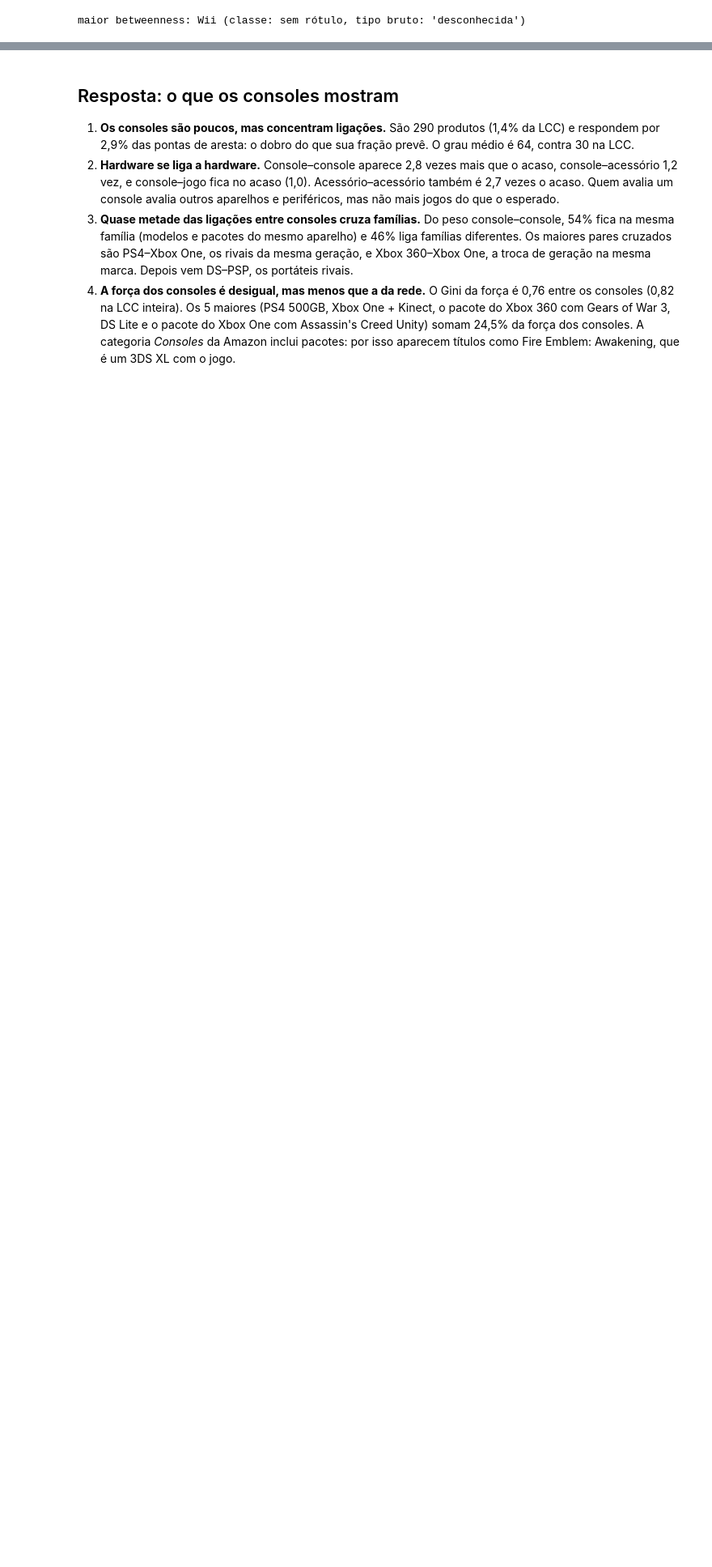
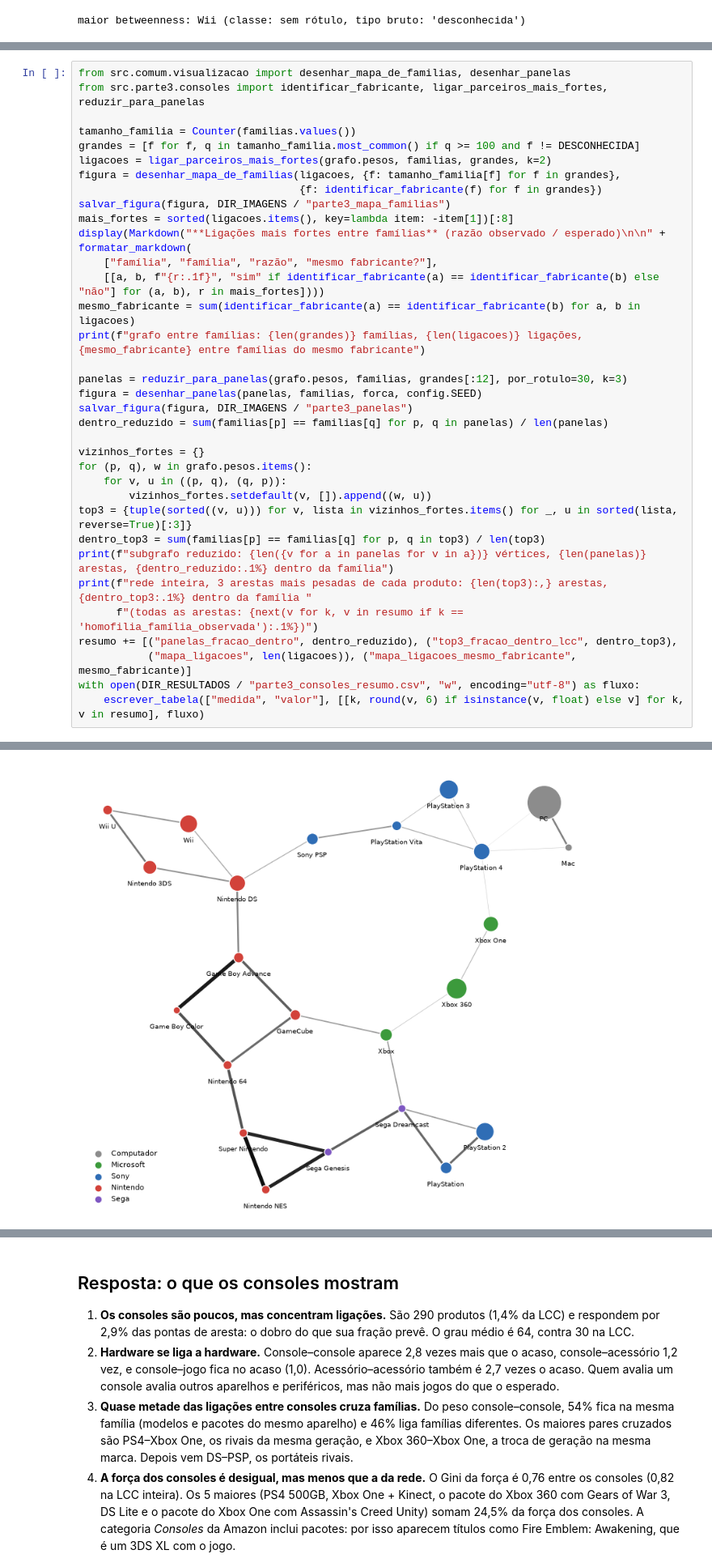
Before and after one commit to Jaedsonn/tp-grafos-amazon, a Jupyter notebook: notebooks/04_consoles.ipynb, the cells around one changed output, grey strips where cells are left out. Shown at 81% size. Saved outputs shown, nothing was run; the diff lists cells and outputs as text; blank space fills up the shorter version.

Commit message:
feat(parte3): adiciona visualização reduzida do grafo ao relatório para melhor visualização das panelas formadas no grafo

```diff
--- a/notebooks/04_consoles.ipynb
+++ b/notebooks/04_consoles.ipynb
@@ -239,0 +247,36 @@ maior betweenness: Wii (classe: sem rótulo, tipo bruto: 'desconhecida')
+# %%
+from src.comum.visualizacao import desenhar_mapa_de_familias, desenhar_panelas
+from src.parte3.consoles import identificar_fabricante, ligar_parceiros_mais_fortes, reduzir_para_panelas
+
+tamanho_familia = Counter(familias.values())
+grandes = [f for f, q in tamanho_familia.most_common() if q >= 100 and f != DESCONHECIDA]
+ligacoes = ligar_parceiros_mais_fortes(grafo.pesos, familias, grandes, k=2)
+figura = desenhar_mapa_de_familias(ligacoes, {f: tamanho_familia[f] for f in grandes},
+                                   {f: identificar_fabricante(f) for f in grandes})
+salvar_figura(figura, DIR_IMAGENS / "parte3_mapa_familias")
+mais_fortes = sorted(ligacoes.items(), key=lambda item: -item[1])[:8]
+display(Markdown("**Ligações mais fortes entre famílias** (razão observado / esperado)\n\n" + formatar_markdown(
+    ["família", "família", "razão", "mesmo fabricante?"],
+    [[a, b, f"{r:.1f}", "sim" if identificar_fabricante(a) == identificar_fabricante(b) else "não"] for (a, b), r in mais_fortes])))
+mesmo_fabricante = sum(identificar_fabricante(a) == identificar_fabricante(b) for a, b in ligacoes)
+print(f"grafo entre famílias: {len(grandes)} famílias, {len(ligacoes)} ligações, {mesmo_fabricante} entre famílias do mesmo fabricante")
+
+panelas = reduzir_para_panelas(grafo.pesos, familias, grandes[:12], por_rotulo=30, k=3)
+figura = desenhar_panelas(panelas, familias, forca, config.SEED)
+salvar_figura(figura, DIR_IMAGENS / "parte3_panelas")
+dentro_reduzido = sum(familias[p] == familias[q] for p, q in panelas) / len(panelas)
+
+vizinhos_fortes = {}
+for (p, q), w in grafo.pesos.items():
+    for v, u in ((p, q), (q, p)):
+        vizinhos_fortes.setdefault(v, []).append((w, u))
+top3 = {tuple(sorted((v, u))) for v, lista in vizinhos_fortes.items() for _, u in sorted(lista, reverse=True)[:3]}
+dentro_top3 = sum(familias[p] == familias[q] for p, q in top3) / len(top3)
+print(f"subgrafo reduzido: {len({v for a in panelas for v in a})} vértices, {len(panelas)} arestas, {dentro_reduzido:.1%} dentro da família")
+print(f"rede inteira, 3 arestas mais pesadas de cada produto: {len(top3):,} arestas, {dentro_top3:.1%} dentro da família "
+      f"(todas as arestas: {next(v for k, v in resumo if k == 'homofilia_família_observada'):.1%})")
+resumo += [("panelas_fracao_dentro", dentro_reduzido), ("top3_fracao_dentro_lcc", dentro_top3),
+           ("mapa_ligacoes", len(ligacoes)), ("mapa_ligacoes_mesmo_fabricante", mesmo_fabricante)]
+with open(DIR_RESULTADOS / "parte3_consoles_resumo.csv", "w", encoding="utf-8") as fluxo:
+    escrever_tabela(["medida", "valor"], [[k, round(v, 6) if isinstance(v, float) else v] for k, v in resumo], fluxo)
+# %% [output]
@@ -239,0 +298 @@ maior betweenness: Wii (classe: sem rótulo, tipo bruto: 'desconhecida')
+[figure, added]
```
Also changed, not shown: parts of 2 cells of this notebook, 9 other files.
